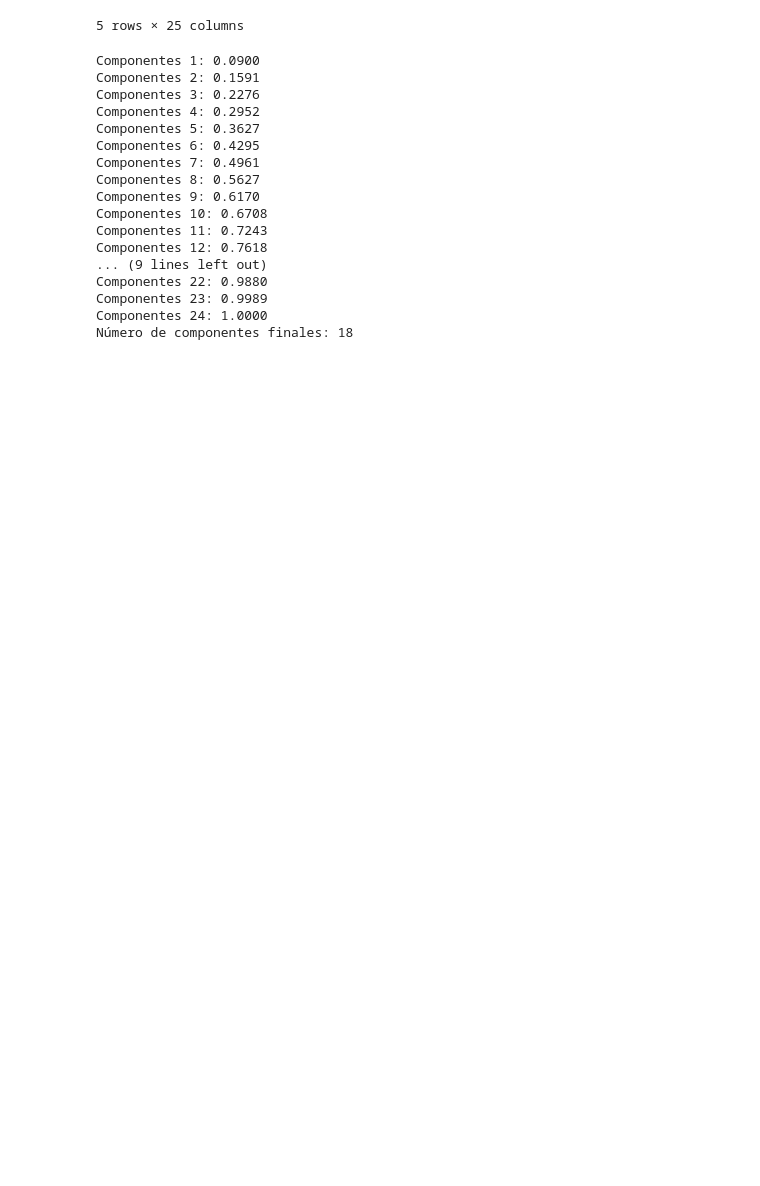
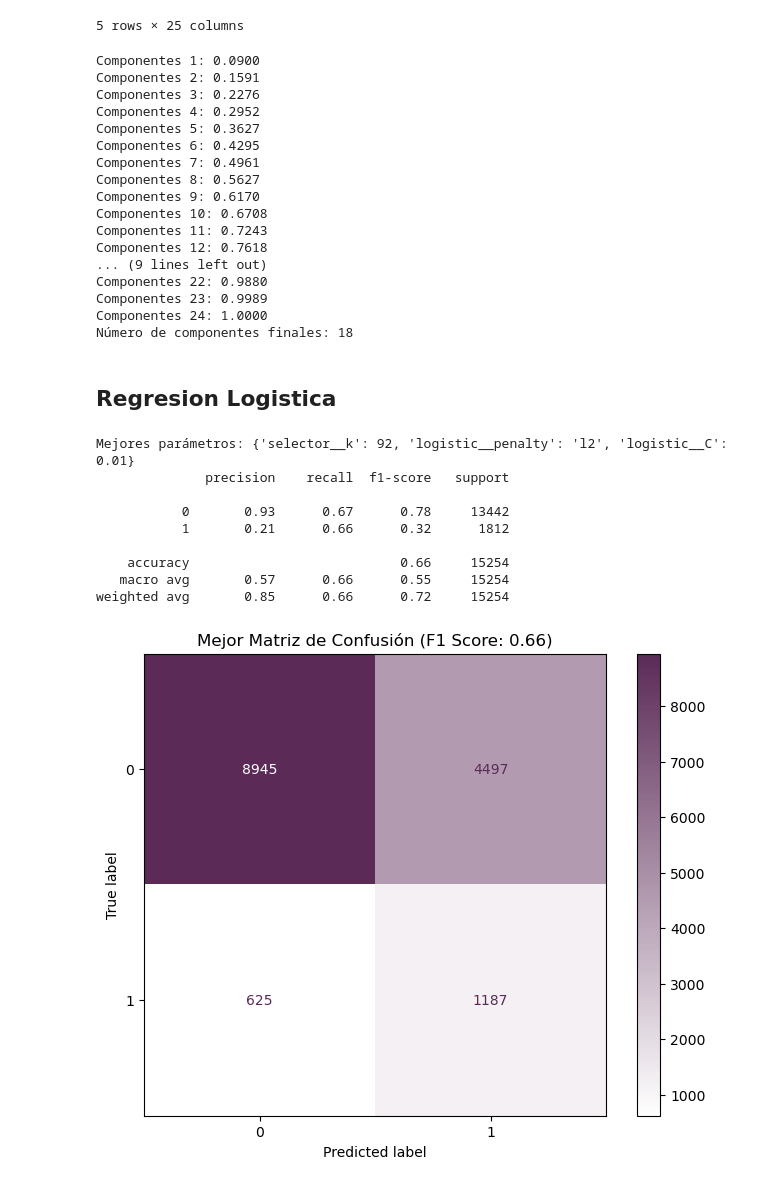
Before and after one commit to danielsoponaru/25-26_R07_NARANJA, a Jupyter notebook: 02-EDA.ipynb, the cells around one changed output. Drawn from its saved outputs; the diff is of its cells as text; code cells hidden in the pictures; blank space fills up the shorter version.

```diff
--- a/02-EDA.ipynb
+++ b/02-EDA.ipynb
@@ -78,3 +96,59 @@ Componentes 22: 0.9880
 Componentes 23: 0.9989
 Componentes 24: 1.0000
 Número de componentes finales: 18
+# %% [markdown]
+## Regresion Logistica
+# %%
+# ENTRENAMOS EL MEJOR MODELO
+pipeline = Pipeline([
+    ('scaler', StandardScaler()),
+    ('smote', SMOTE(random_state=6)),
+    ('selector', SelectKBest(score_func=f_classif)),
+    ('logistic', LogisticRegression(solver='liblinear', class_weight='balanced'))])
+
+parametros = {
+    'logistic__C': [0.01, 0.1, 1, 10],
+    'logistic__penalty': ['l1', 'l2'],
+    'selector__k': [40, 60, 80, 92]}
+
+modelo = RandomizedSearchCV(
+    pipeline,
+    param_distributions=parametros,
+    n_iter=15,
+    cv=5,
+    scoring='balanced_accuracy',
+    n_jobs=-1,
+    random_state=6)
+
+modelo.fit(x_train, y_train)
+y_pred = modelo.best_estimator_.predict(x_test)
+
+# RESULTADOS
+cm = confusion_matrix(y_test, y_pred)
+
+fig, ax = plt.subplots(figsize=(8, 6))
+disp = ConfusionMatrixDisplay(confusion_matrix=cm,
+                              display_labels=modelo.best_estimator_.classes_)
+
+lagun_cmap = LinearSegmentedColormap.from_list(
+    "lagun_white_purple",
+    ["#FFFFFF", "#5B2A57"])
+
+disp.plot(cmap=lagun_cmap, ax=ax, values_format='d')
+
+plt.title(f'Mejor Matriz de Confusión (F1 Score: {modelo.best_score_:.2f})')
+
+print(f"Mejores parámetros: {modelo.best_params_}")
+print(classification_report(y_test, y_pred))
+plt.show()
+# %% [output]
+Mejores parámetros: {'selector__k': 92, 'logistic__penalty': 'l2', 'logistic__C': 0.01}
+              precision    recall  f1-score   support
+
+           0       0.93      0.67      0.78     13442
+           1       0.21      0.66      0.32      1812
+
+    accuracy                           0.66     15254
+   macro avg       0.57      0.66      0.55     15254
+weighted avg       0.85      0.66      0.72     15254
+[figure, added]
```
Also changed, not shown: parts of 5 cells of this notebook.
